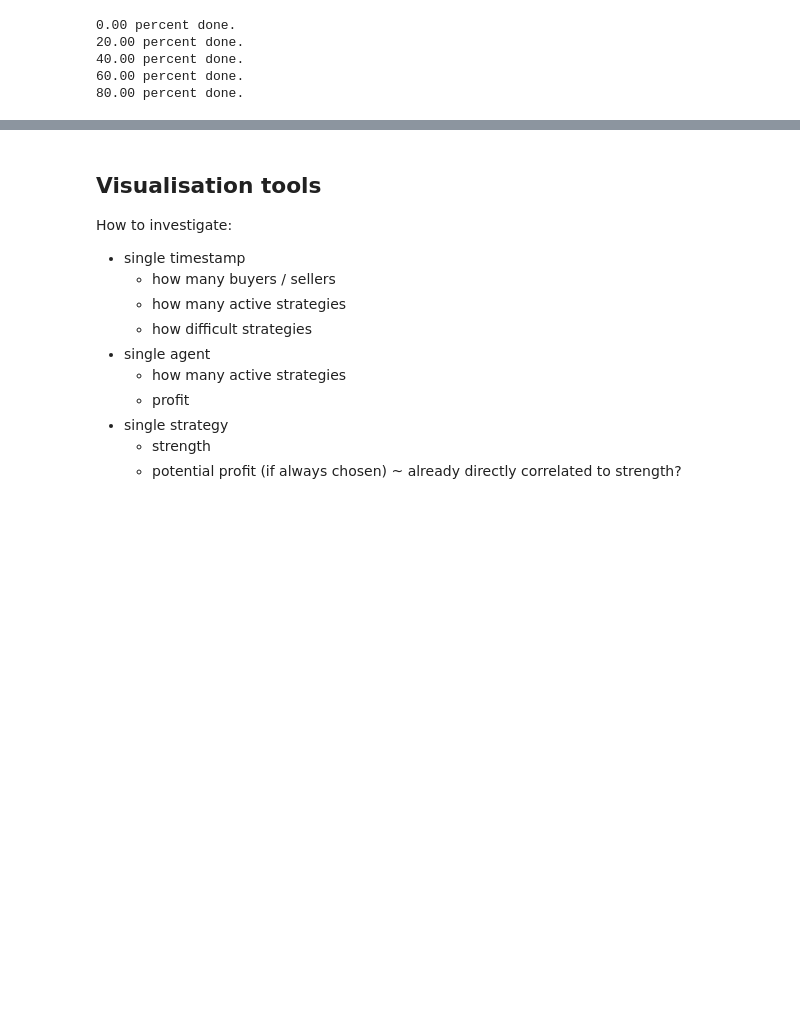
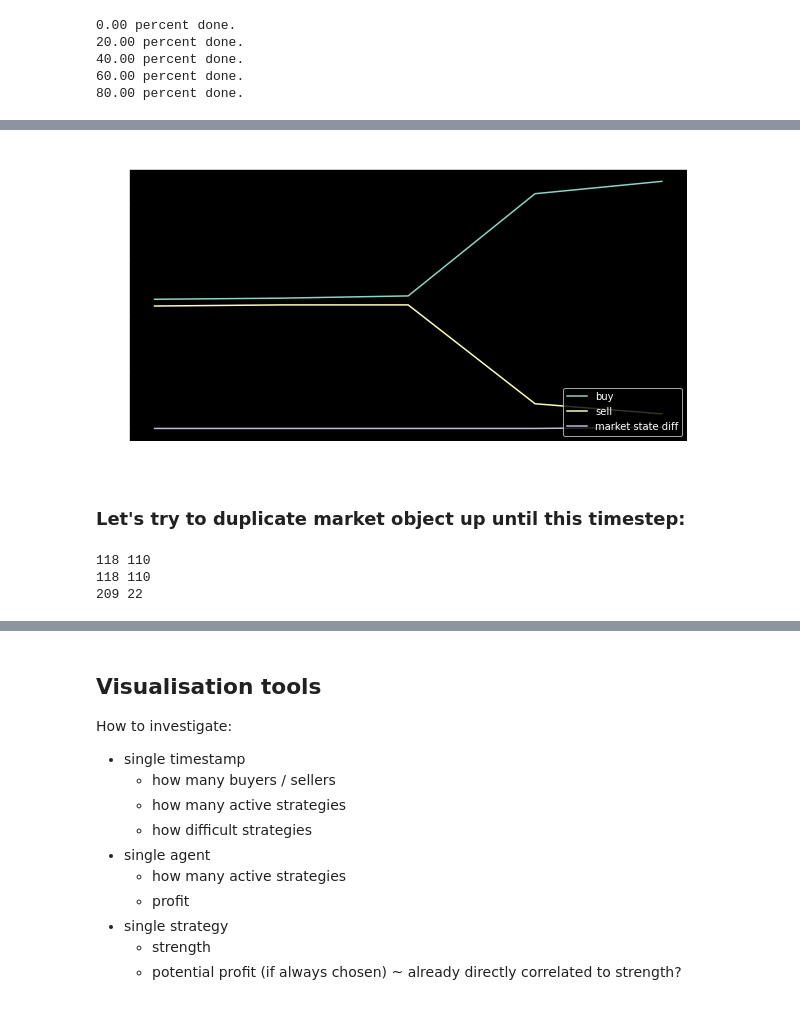
Before and after one commit to jaanerik/economic-life, a Jupyter notebook: Artificial Economic Life.ipynb, the cells around one changed output, grey strips where cells are left out. Saved outputs shown, nothing was run; the diff lists cells and outputs as text; code cells hidden in the pictures; blank space fills up the shorter version.

```diff
--- a/Artificial Economic Life.ipynb
+++ b/Artificial Economic Life.ipynb
@@ -127,0 +422,21 @@ np.diff(m.market_state_history).shape
+# %%
+# get_activated_no = lambda k, act: len(lfilter(
+#     lambda st: st.action == act and st.is_activated(m.market_state_history[k]),
+#     np.squeeze(np.reshape(lmap(lambda d: d['strats'], m.action_history[k]), (1,-1)))
+# ))
+
+# buysellstrats = np.transpose([(get_activated_no(k,1),get_activated_no(k,-1)) for k in range(len(m.action_history))])
+# buy = buysellstrats[0]
+# sell = buysellstrats[1]
+
+plt.figure(figsize=(10,5))
+plt.title("Strategy buy/sell")
+a,b = 315,320
+plt.plot(buy[a:b], label = 'buy')
+plt.plot(sell[a:b], label = 'sell')
+plt.plot(np.sum(np.diff(m.market_state_history,axis=0),axis=1)[a:b],label='market state diff')
+plt.legend(loc="lower right");
+# %% [output]
+[figure, added]
+# %% [markdown]
+### Let's try to duplicate market object up until this timestep:
@@ -127,0 +473,14 @@ np.diff(m.market_state_history).shape
+# %%
+# test
+get_activated_no2 = lambda k, act: len(lfilter(
+    lambda st: st.action == act and st.is_activated(m2.market_state_history[k]),
+    np.squeeze(np.reshape(lmap(lambda d: d['strats'], m2.action_history[k]), (1,-1)))
+))
+
+print(get_activated_no2(317,1),get_activated_no2(317,-1))
+print(get_activated_no(317,1),get_activated_no(317,-1))
+print(get_activated_no(318,1),get_activated_no(318,-1))
+# %% [output]
+118 110
+118 110
+209 22
```
Also changed, not shown: parts of 39 cells of this notebook, 10 other files.
